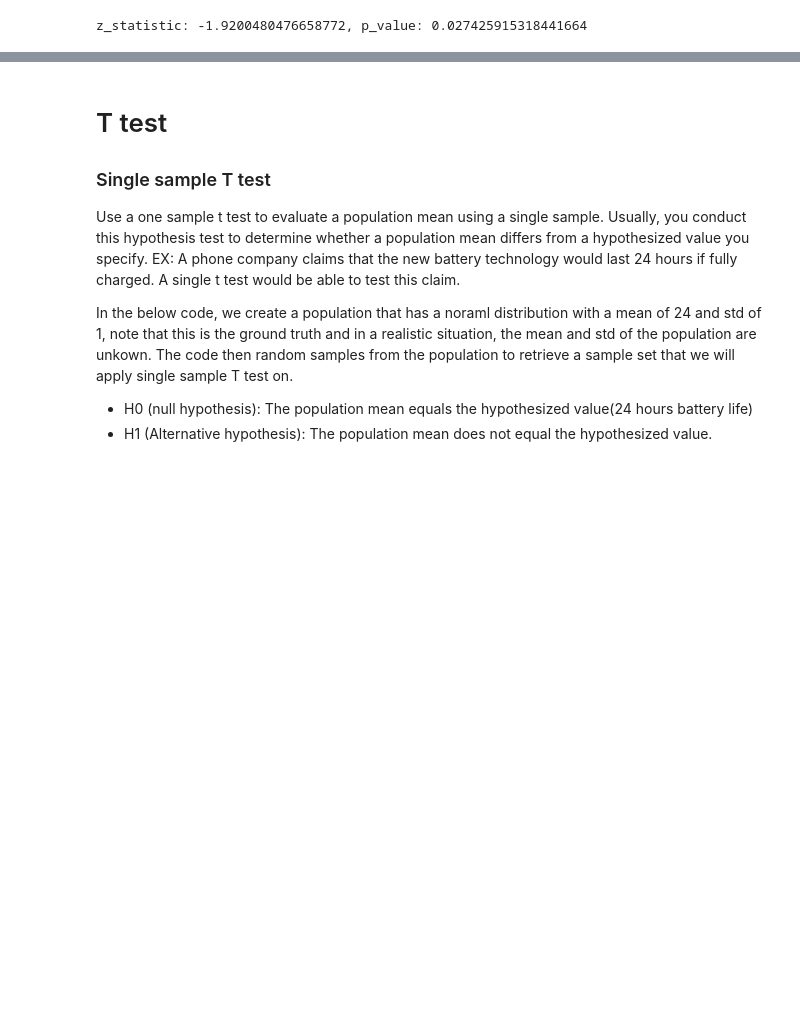
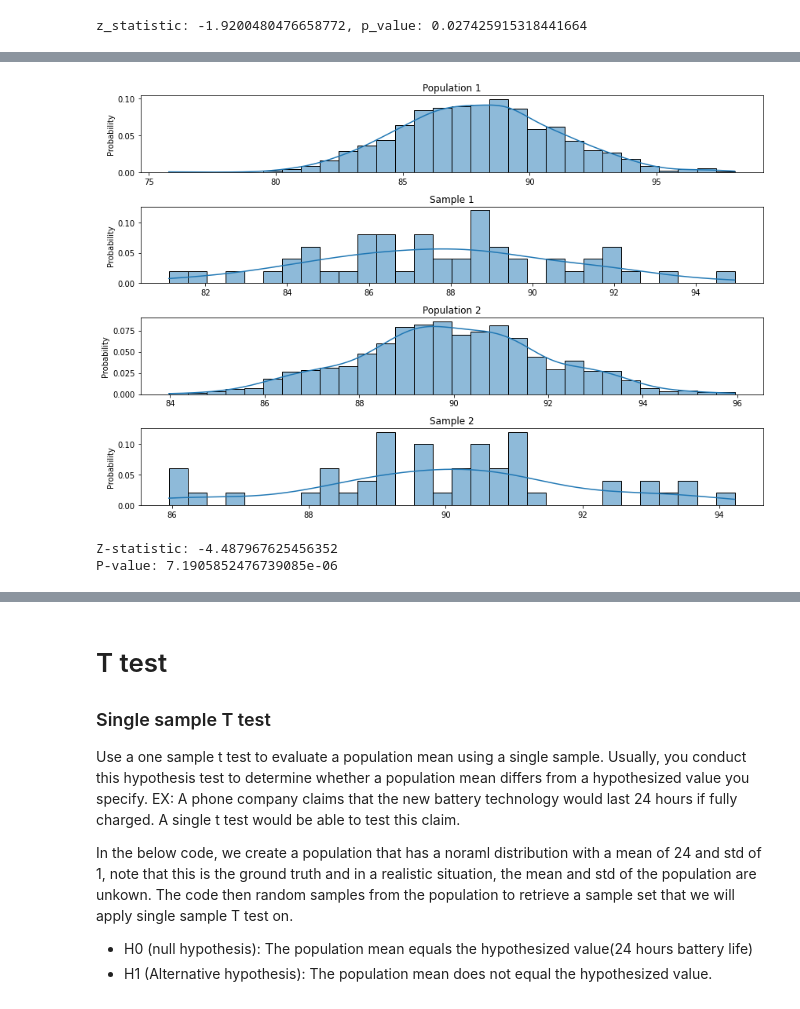
Before and after one commit to chris199713/Hypothesis_test, a Jupyter notebook: Hypothesis_testing.ipynb, the cells around one changed output, grey strips where cells are left out. Cells and saved outputs as stored; diff of their text form; code cells hidden in the pictures; blank space fills up the shorter version.

Commit message:
z test

```diff
--- a/Hypothesis_testing.ipynb
+++ b/Hypothesis_testing.ipynb
@@ -372,0 +387,46 @@ z_statistic: -1.9200480476658772, p_value: 0.027425915318441664
+# %%
+test_score_1 = np.random.normal(88, 3, 1000)
+sample_score_1 = np.random.choice(test_score_1,size = 50)
+test_score_2 = np.random.normal(90, 2, 1000)
+sample_score_2 = np.random.choice(test_score_2,size = 50)
+
+fig,ax = plt.subplots(nrows = 4, ncols = 1,figsize = (12,8))
+
+sns.histplot(test_score_1, bins=30, kde=True, stat='probability',ax = ax[0], label = 'Population 1')
+sns.histplot(sample_score_1, bins=30, kde=True, stat='probability',ax = ax[1],label = 'Sample 1')
+
+sns.histplot(test_score_2, bins=30, kde=True, stat='probability',ax = ax[2], label = 'Population 2')
+sns.histplot(sample_score_2, bins=30, kde=True, stat='probability',ax = ax[3],label = 'Sample 2')
+
+ax[0].set_title('Population 1')
+ax[1].set_title('Sample 1')
+ax[2].set_title('Population 2')
+ax[3].set_title('Sample 2')
+
+plt.tight_layout()
+# %% [output]
+[figure, added]
+# %%
+# Population standard deviations (known)
+sigma1 = 3  # Standard deviation of population 1
+sigma2 = 2  # Standard deviation of population 2
+
+# Sample means
+mean1 = np.mean(sample_score_1)
+mean2 = np.mean(sample_score_2)
+
+# Sample sizes
+n1 = len(sample_score_1)
+n2 = len(sample_score_2)
+
+# Calculate the Z-statistic
+z_statistic = (mean1 - mean2) / ((sigma1**2 / n1 + sigma2**2 / n2)**0.5)
+
+# Calculate the p-value for a two-tailed test
+p_value = 2 * (1 - stats.norm.cdf(abs(z_statistic)))
+
+print("Z-statistic:", z_statistic)
+print("P-value:", p_value)
+# %% [output]
+Z-statistic: -4.487967625456352
+P-value: 7.1905852476739085e-06
```
Also changed, not shown: parts of 9 cells of this notebook.
